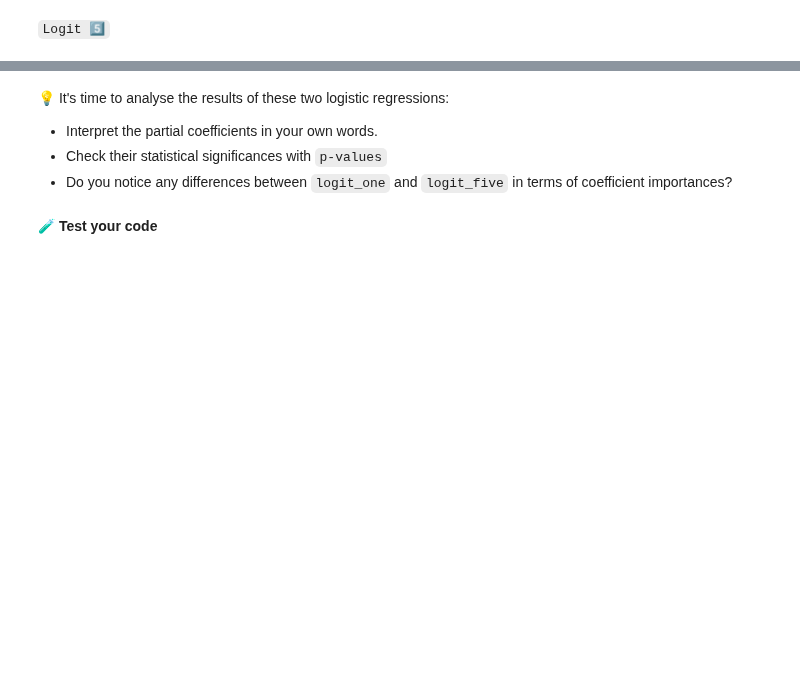
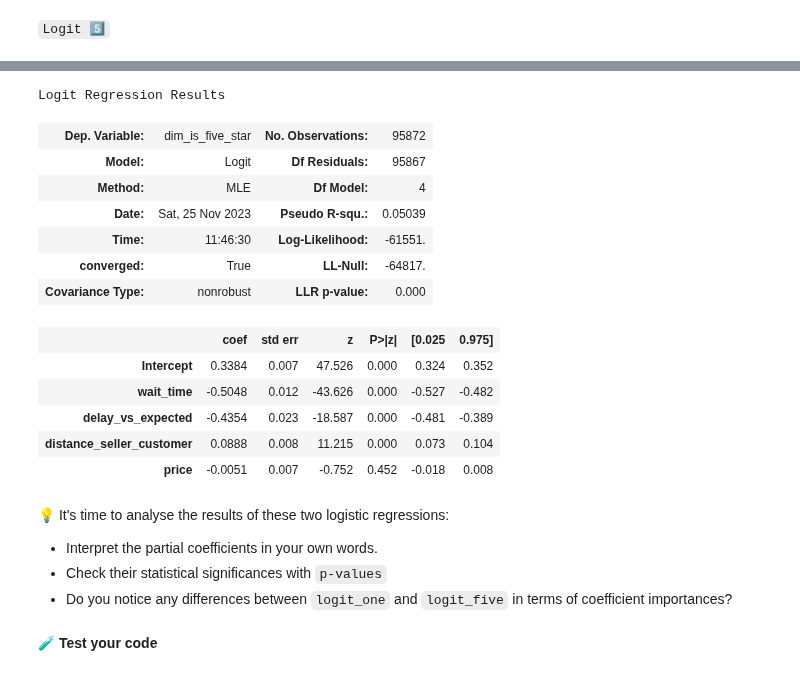
Before and after one commit to loredana1h/data-logit, a Jupyter notebook: logit.ipynb, the cells around one changed output, grey strips where cells are left out. Drawn from its saved outputs; the diff is of its cells as text; code cells hidden in the pictures; blank space fills up the shorter version.

```diff
--- a/logit.ipynb
+++ b/logit.ipynb
@@ -66,0 +149,4 @@ orders = Order().get_training_data(with_distance_seller_customer=True)
+# %%
+# YOUR CODE HERE
+model5 = smf.logit(formula='dim_is_five_star ~ wait_time + delay_vs_expected + distance_seller_customer+ price', data=orders_standardized).fit()
+model5.params
@@ -67,3 +163,20 @@ orders = Order().get_training_data(with_distance_seller_customer=True)
+# %%
+model5.summary()
+# %% [output]
+Logit Regression Results
+| Dep. Variable: | dim_is_five_star | No. Observations: | 95872 |
+| Model: | Logit | Df Residuals: | 95867 |
+| Method: | MLE | Df Model: | 4 |
+| Date: | Sat, 25 Nov 2023 | Pseudo R-squ.: | 0.05039 |
+| Time: | 11:46:30 | Log-Likelihood: | -61551. |
+| converged: | True | LL-Null: | -64817. |
+| Covariance Type: | nonrobust | LLR p-value: | 0.000 |
+|  | coef | std err | z | P>|z| | [0.025 | 0.975] |
+| Intercept | 0.3384 | 0.007 | 47.526 | 0.000 | 0.324 | 0.352 |
+| wait_time | -0.5048 | 0.012 | -43.626 | 0.000 | -0.527 | -0.482 |
+| delay_vs_expected | -0.4354 | 0.023 | -18.587 | 0.000 | -0.481 | -0.389 |
+| distance_seller_customer | 0.0888 | 0.008 | 11.215 | 0.000 | 0.073 | 0.104 |
+| price | -0.0051 | 0.007 | -0.752 | 0.452 | -0.018 | 0.008 |
 # %% [markdown]
 💡 It's time to analyse the results of these two logistic regressions:
 
```
Also changed, not shown: parts of 15 cells of this notebook.
